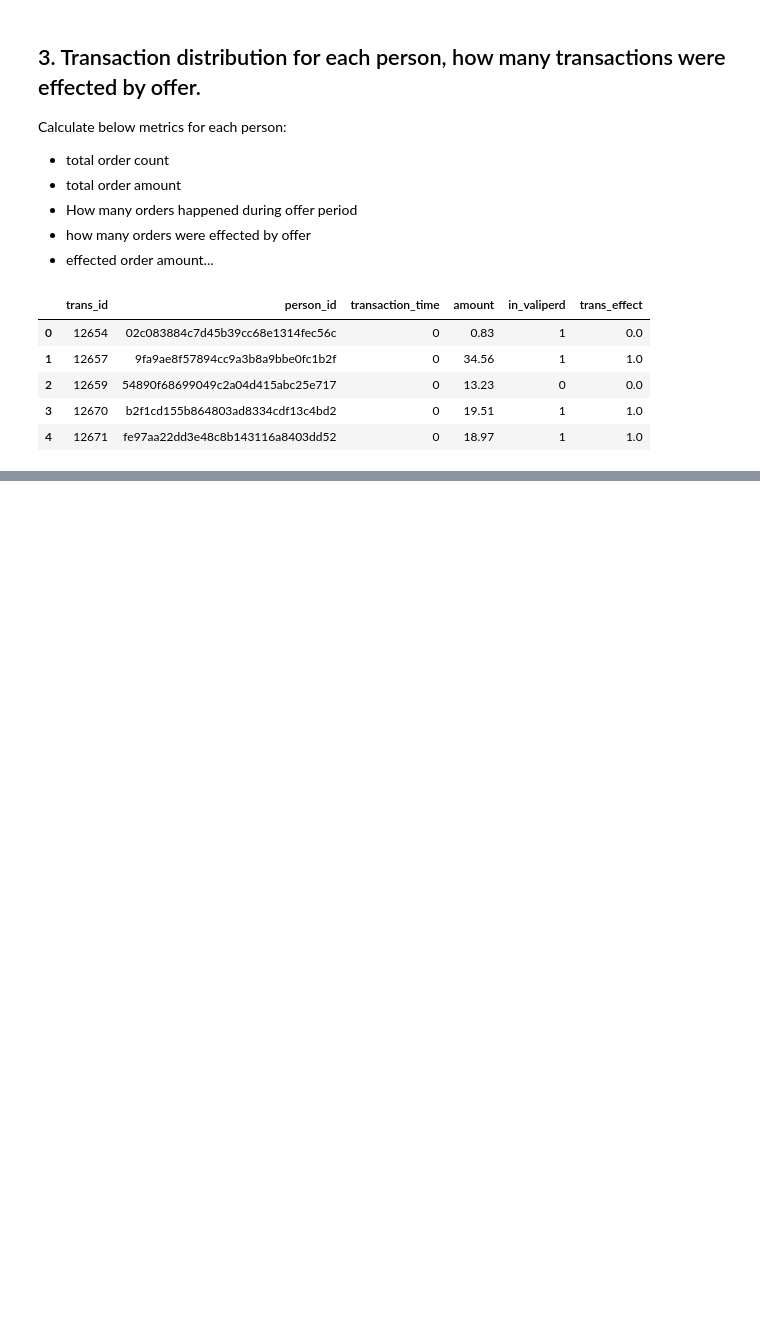
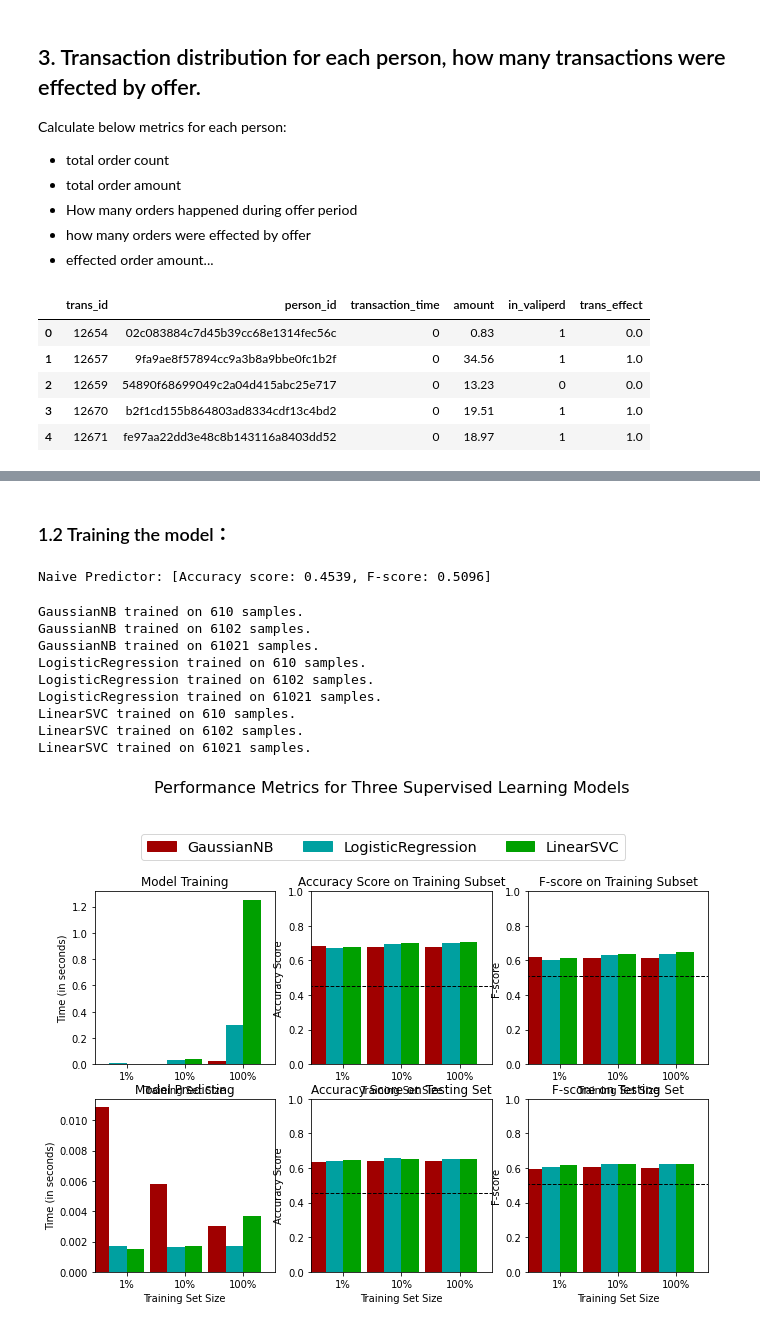
Before and after one commit to VickieL/DSND_Starbucks_Project, a Jupyter notebook: Starbucks_Capstone_notebook.ipynb, the cells around one changed output, grey strips where cells are left out. Saved outputs shown, nothing was run; the diff lists cells and outputs as text; code cells hidden in the pictures; blank space fills up the shorter version.

```diff
--- a/Starbucks_Capstone_notebook.ipynb
+++ b/Starbucks_Capstone_notebook.ipynb
@@ -475,0 +575,29 @@ user_summary.to_excel('user_summary.xlsx')
+# %% [markdown]
+### 1.2 Training the model：
+# %%
+# 1.2.1 Naive Predictor Performance 如果预测结果是永真（都是1），那么accuracy and F-score 是多少？
+'''
+TP = np.sum(income) # Counting the ones as this is the naive case. Note that 'income' is the 'income_raw' data
+encoded to numerical values done in the data preprocessing step.
+FP = income.count() - TP # Specific to the naive case
+
+TN = 0 # No predicted negatives in the naive case
+FN = 0 # No predicted negatives in the naive case
+'''
+# Calculate accuracy, precision and recall
+TP = np.sum(effect_raw)
+FP = effect_raw.count() - TP
+TN = 0
+FN = 0
+accuracy = (TP+TN)/effect_raw.count()
+recall = TP/(TP+FN)
+precision = TP/(TP+FP)
+
+# Calculate F-score using the formula above for beta = 0.5 and correct values for precision and recall.
+beta = 0.5
+fscore = (1+beta*beta)*(precision*recall)/(beta*beta*precision + recall)
+
+# Print the results
+print("Naive Predictor: [Accuracy score: {:.4f}, F-score: {:.4f}]".format(accuracy, fscore))
+# %% [output]
+Naive Predictor: [Accuracy score: 0.4539, F-score: 0.5096]
@@ -475,0 +657,44 @@ user_summary.to_excel('user_summary.xlsx')
+# %%
+# 1.2.3 Initial Model Evaluation
+
+# 用不同的model训练数据集，得到结果的分析图表
+# 这里选择3种模型：
+# GaussianNB
+# svm
+# LogisticRegression
+
+# Initialize the three models
+clf_A = GaussianNB()
+clf_B = LogisticRegression(random_state=1)
+clf_C = svm.LinearSVC(random_state=1)
+
+# Calculate the number of samples for 1%, 10%, and 100% of the training data
+samples_100 = len(y_train)
+samples_10 = int(len(y_train)*0.1)
+samples_1 = int(len(y_train)*0.01)
+
+# set first n training samples
+first_n_train = 300
+
+# Collect results on the learners
+results = {}
+for clf in [clf_A, clf_B, clf_C]:
+    clf_name = clf.__class__.__name__
+    results[clf_name] = {}
+    for i, samples in enumerate([samples_1, samples_10, samples_100]):
+        results[clf_name][i] = \
+        train_predict(clf, samples, first_n_train, X_train, y_train, X_test, y_test)
+
+# Run metrics visualization for the three supervised learning models chosen
+vs.evaluate(results, accuracy, fscore)
+# %% [output]
+GaussianNB trained on 610 samples.
+GaussianNB trained on 6102 samples.
+GaussianNB trained on 61021 samples.
+LogisticRegression trained on 610 samples.
+LogisticRegression trained on 6102 samples.
+LogisticRegression trained on 61021 samples.
+LinearSVC trained on 610 samples.
+LinearSVC trained on 6102 samples.
+LinearSVC trained on 61021 samples.
+[figure, added]
```
Also changed, not shown: parts of 24 cells of this notebook, 1 other file.
